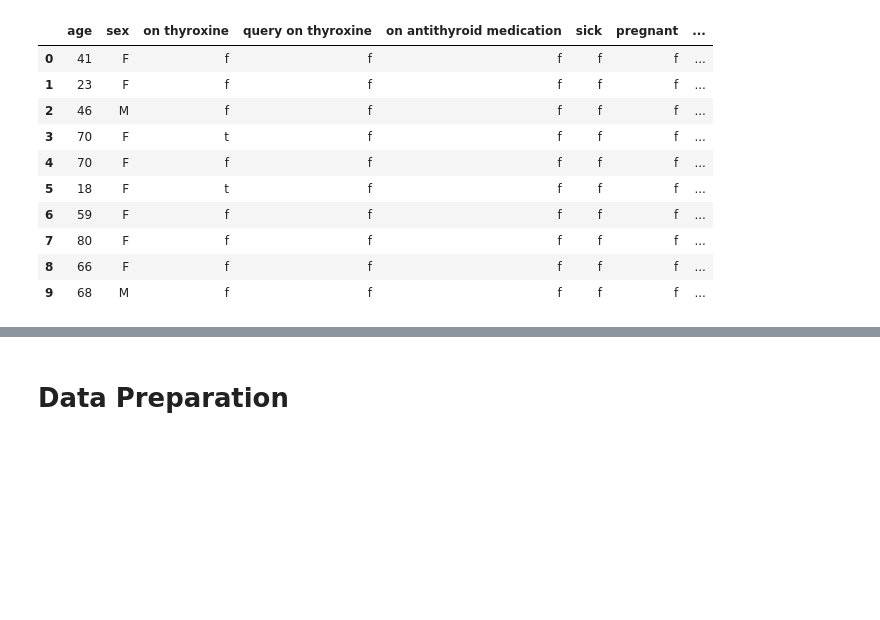
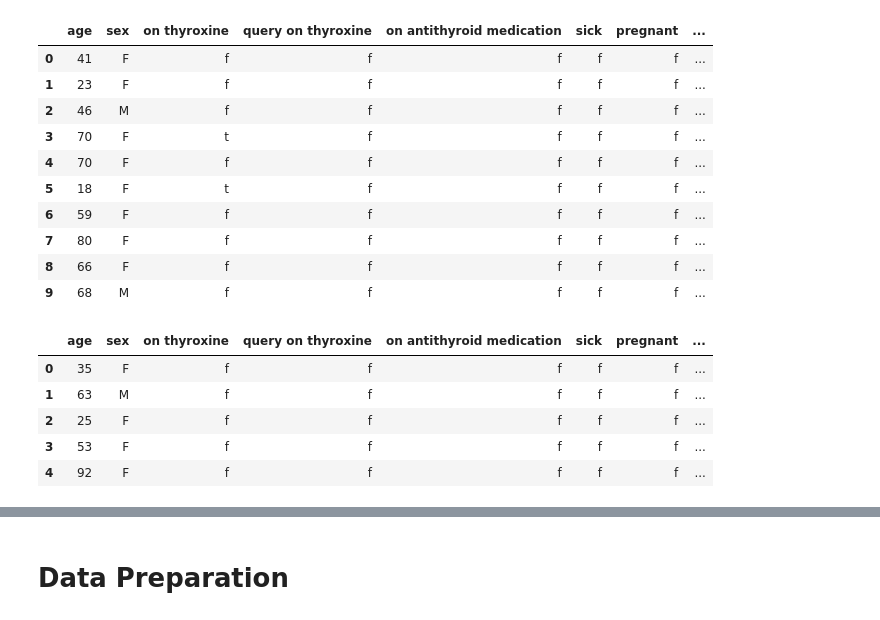
Before and after one commit to makfordead/idm-data-project, a Jupyter notebook: code.ipynb, the cells around one changed output, grey strips where cells are left out. Saved outputs shown, nothing was run; the diff lists cells and outputs as text; code cells hidden in the pictures; blank space fills up the shorter version.

```diff
--- a/code.ipynb
+++ b/code.ipynb
@@ -79,3 +67,12 @@ df.head(10)
 | 7 | 80 | F | f | f | f | f | f | ... |
 | 8 | 66 | F | f | f | f | f | f | ... |
 | 9 | 68 | M | f | f | f | f | f | ... |
+# %%
+test.head()
+# %% [output]
+|  | age | sex | on thyroxine | query on thyroxine | on antithyroid medication | sick | pregnant | ... |
+| 0 | 35 | F | f | f | f | f | f | ... |
+| 1 | 63 | M | f | f | f | f | f | ... |
+| 2 | 25 | F | f | f | f | f | f | ... |
+| 3 | 53 | F | f | f | f | f | f | ... |
+| 4 | 92 | F | f | f | f | f | f | ... |
```
Also changed, not shown: parts of 60 cells of this notebook.
